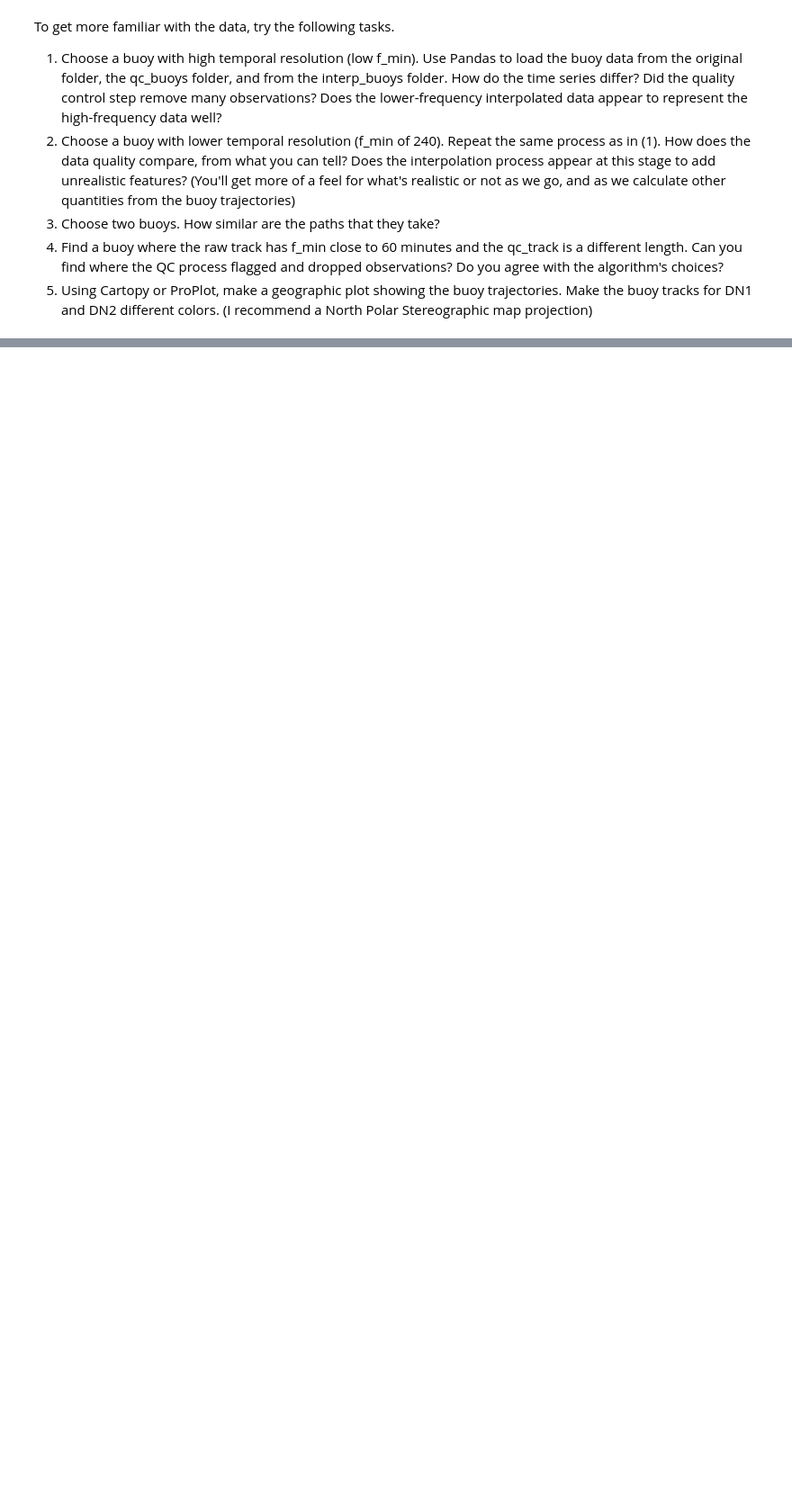
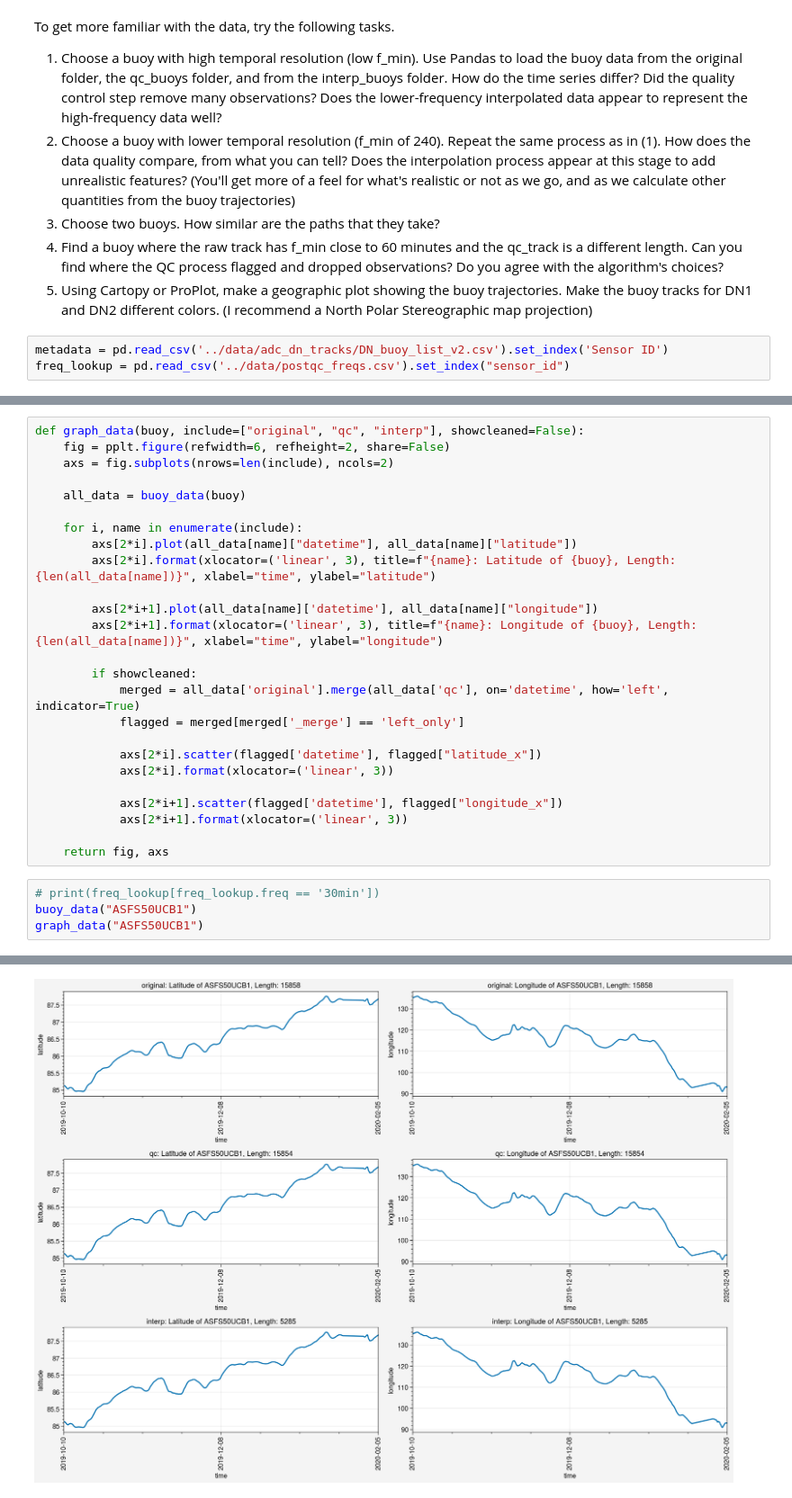
Before and after one commit to awang343/uncertainty-quantification-sea-ice, a Jupyter notebook: notebooks/Buoy Processing.ipynb, the cells around one changed output, grey strips where cells are left out. Shown at 90% size. Drawn from its saved outputs; the diff is of its cells as text; blank space fills up the shorter version.

Commit message:
Completed data exploration notebook

```diff
--- a/notebooks/Buoy Processing.ipynb
+++ b/notebooks/Buoy Processing.ipynb
@@ -22,3 +28,6 @@ To get more familiar with the data, try the following tasks.
 3. Choose two buoys. How similar are the paths that they take?
 4. Find a buoy where the raw track has f_min close to 60 minutes and the qc_track is a different length. Can you find where the QC process flagged and dropped observations? Do you agree with the algorithm's choices?
 5. Using Cartopy or ProPlot, make a geographic plot showing the buoy trajectories. Make the buoy tracks for DN1 and DN2 different colors. (I recommend a North Polar Stereographic map projection)
+# %%
+metadata = pd.read_csv('../data/adc_dn_tracks/DN_buoy_list_v2.csv').set_index('Sensor ID')
+freq_lookup = pd.read_csv('../data/postqc_freqs.csv').set_index("sensor_id")
@@ -24,0 +64,30 @@ To get more familiar with the data, try the following tasks.
+# %%
+def graph_data(buoy, include=["original", "qc", "interp"], showcleaned=False):
+    fig = pplt.figure(refwidth=6, refheight=2, share=False)
+    axs = fig.subplots(nrows=len(include), ncols=2)
+
+    all_data = buoy_data(buoy)
+
+    for i, name in enumerate(include):
+        axs[2*i].plot(all_data[name]["datetime"], all_data[name]["latitude"])
+        axs[2*i].format(xlocator=('linear', 3), title=f"{name}: Latitude of {buoy}, Length: {len(all_data[name])}", xlabel="time", ylabel="latitude")
+
+        axs[2*i+1].plot(all_data[name]['datetime'], all_data[name]["longitude"])
+        axs[2*i+1].format(xlocator=('linear', 3), title=f"{name}: Longitude of {buoy}, Length: {len(all_data[name])}", xlabel="time", ylabel="longitude")
+
+        if showcleaned:
+            merged = all_data['original'].merge(all_data['qc'], on='datetime', how='left', indicator=True)
+            flagged = merged[merged['_merge'] == 'left_only']
+
+            axs[2*i].scatter(flagged['datetime'], flagged["latitude_x"])
+            axs[2*i].format(xlocator=('linear', 3))
+
+            axs[2*i+1].scatter(flagged['datetime'], flagged["longitude_x"])
+            axs[2*i+1].format(xlocator=('linear', 3))
+
+    return fig, axs
+# %%
+# print(freq_lookup[freq_lookup.freq == '30min'])
+buoy_data("ASFS50UCB1")
+graph_data("ASFS50UCB1")
+# %% [output]
@@ -24,0 +96 @@ To get more familiar with the data, try the following tasks.
+[figure, added]
```
Also changed, not shown: parts of 20 cells of this notebook, 1 other file.
